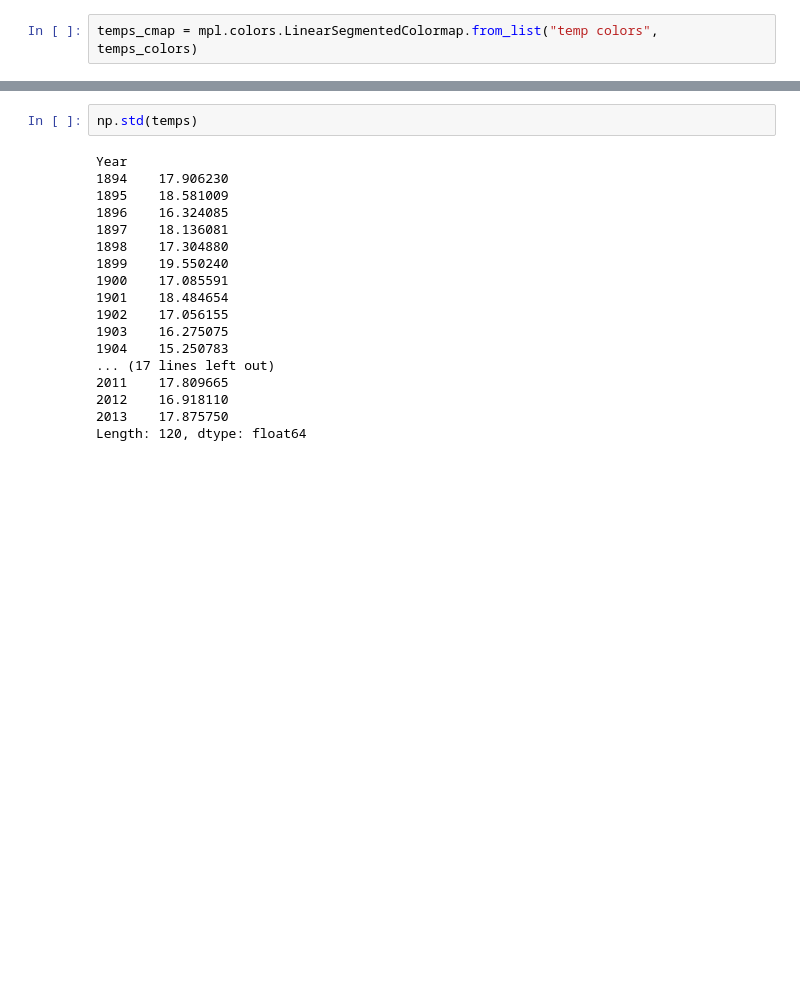
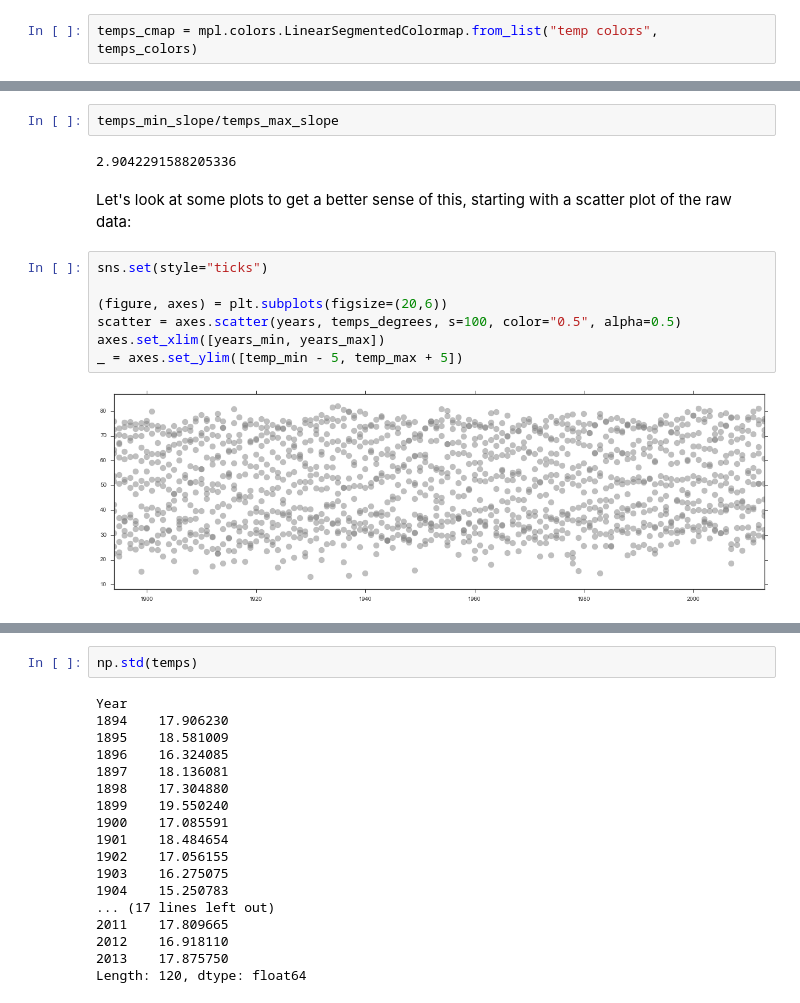
Before and after one commit to masteringmatplotlib/high-level, a Jupyter notebook: notebooks/mmpl-high-level.ipynb, the cells around one changed output, grey strips where cells are left out. Drawn from its saved outputs; the diff is of its cells as text; blank space fills up the shorter version.

```diff
--- a/notebooks/mmpl-high-level.ipynb
+++ b/notebooks/mmpl-high-level.ipynb
@@ -418,0 +442,15 @@ def get_fit(series):
+# %%
+temps_min_slope/temps_max_slope
+# %% [output]
+2.9042291588205336
+# %% [markdown]
+Let's look at some plots to get a better sense of this, starting with a scatter plot of the raw data:
+# %%
+sns.set(style="ticks")
+
+(figure, axes) = plt.subplots(figsize=(20,6))
+scatter = axes.scatter(years, temps_degrees, s=100, color="0.5", alpha=0.5)
+axes.set_xlim([years_min, years_max])
+_ = axes.set_ylim([temp_min - 5, temp_max + 5])
+# %% [output]
+[figure, added]
```
Also changed, not shown: parts of 24 cells of this notebook.
